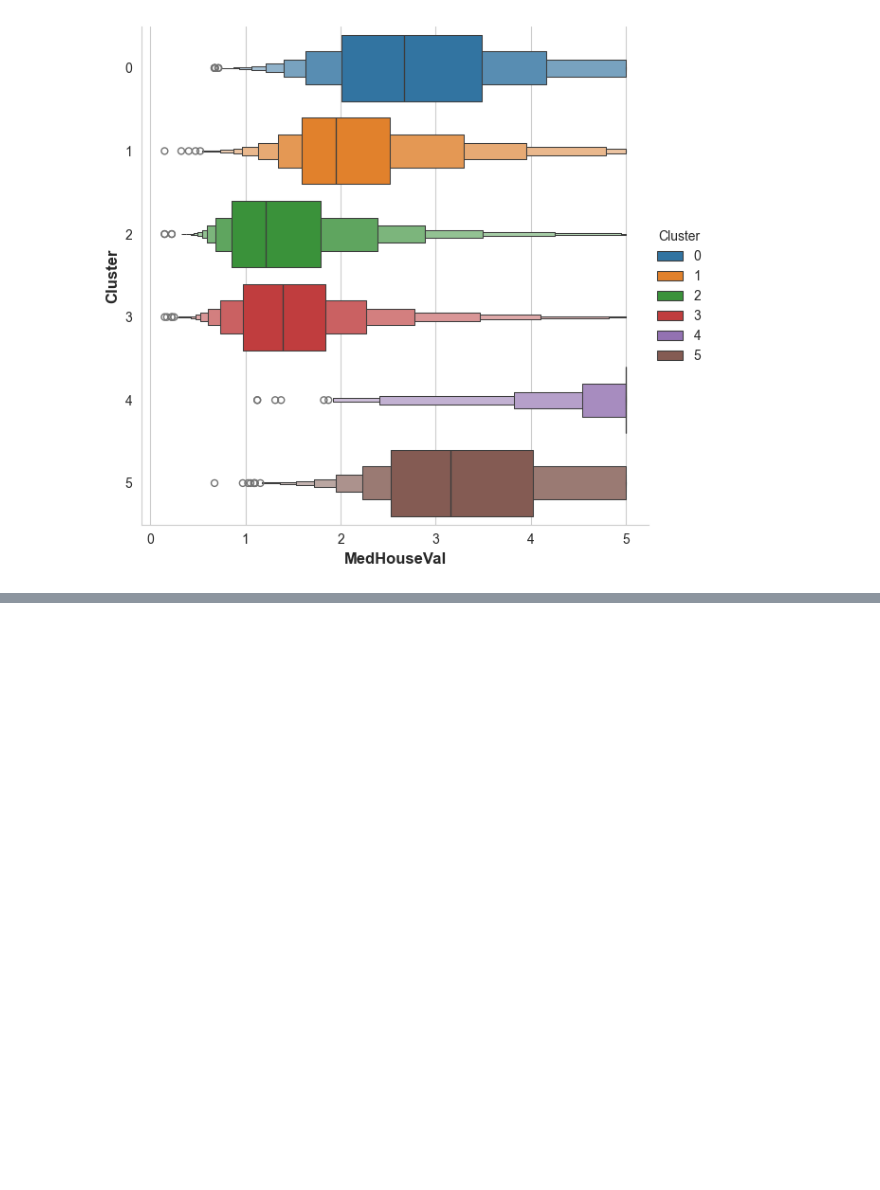
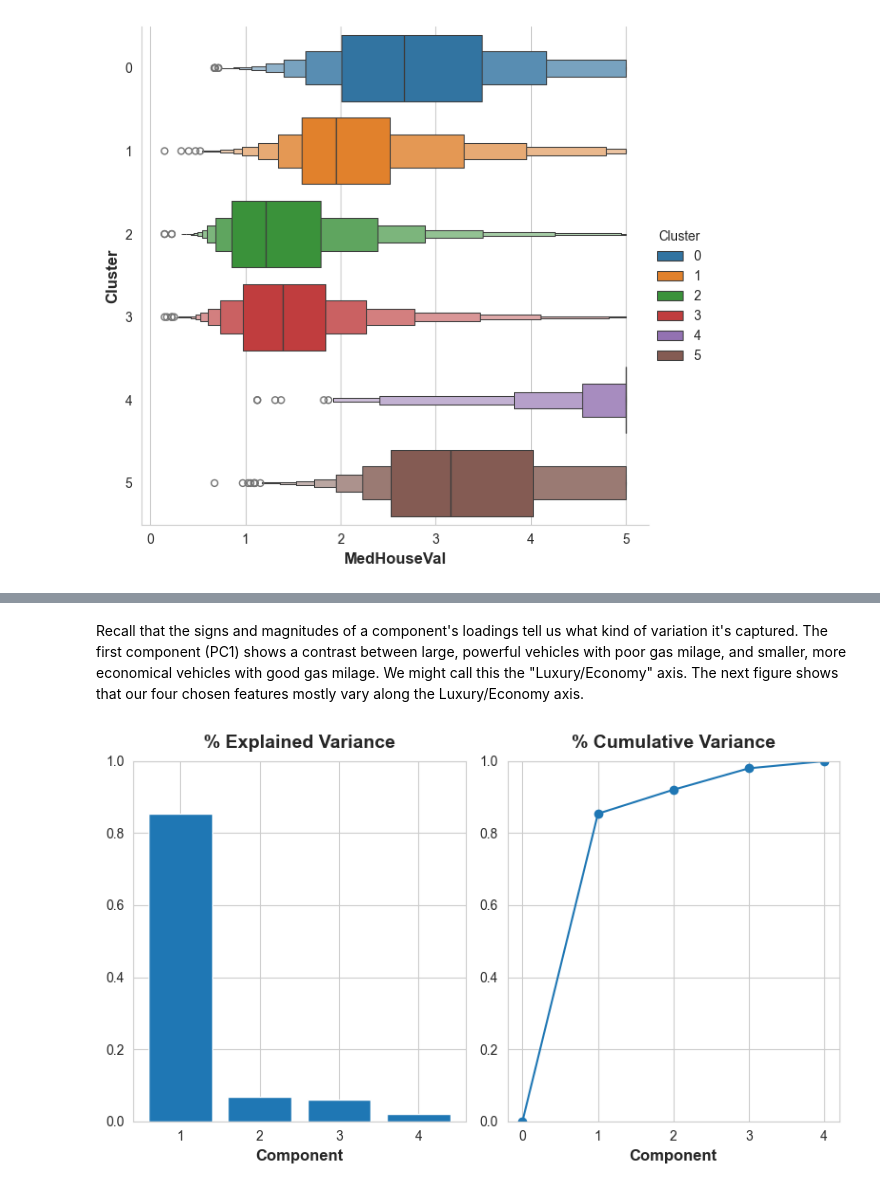
Before and after one commit to andersonliu/learn_ai, a Jupyter notebook: notebooks/feature_engineering/feature_engineering.ipynb, the cells around one changed output, grey strips where cells are left out. Saved outputs shown, nothing was run; the diff lists cells and outputs as text; code cells hidden in the pictures; blank space fills up the shorter version.

```diff
--- a/notebooks/feature_engineering/feature_engineering.ipynb
+++ b/notebooks/feature_engineering/feature_engineering.ipynb
@@ -603,0 +749,10 @@ sns.catplot(data=X, x="MedHouseVal", y="Cluster", kind="boxen", height=6, hue="C
+# %%
+features = ["highway_mpg", "engine_size", "horsepower", "curb_weight"]
+
+X = autos.copy()
+y = X.pop('price')
+X = X.loc[:, features]
+
+# Standardize the data
+scaler = StandardScaler()
+X_scaled = scaler.fit_transform(X)
@@ -603,0 +761,13 @@ sns.catplot(data=X, x="MedHouseVal", y="Cluster", kind="boxen", height=6, hue="C
+# %%
+from sklearn.decomposition import PCA
+
+# Create principal components
+pca = PCA()
+X_pca = pca.fit_transform(X_scaled)
+
+
+# Convert to dataframe
+component_names = [f"PC{i+1}" for i in range(X_pca.shape[1])]
+X_pca = pd.DataFrame(X_pca, columns=component_names)
+
+X_pca.head()
@@ -603,0 +802,7 @@ sns.catplot(data=X, x="MedHouseVal", y="Cluster", kind="boxen", height=6, hue="C
+# %% [markdown]
+Recall that the signs and magnitudes of a component's loadings tell us what kind of variation it's captured. The first component (PC1) shows a contrast between large, powerful vehicles with poor gas milage, and smaller, more economical vehicles with good gas milage. We might call this the "Luxury/Economy" axis. The next figure shows that our four chosen features mostly vary along the Luxury/Economy axis.
+# %%
+# Look at explained variance
+plot_variance(pca);
+# %% [output]
+[figure, added]
```
Also changed, not shown: parts of 27 cells of this notebook, 3 other files.
